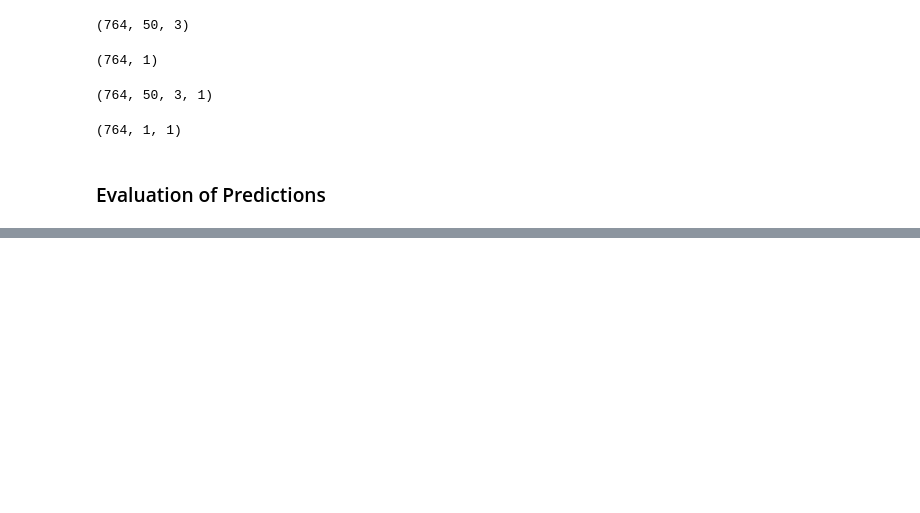
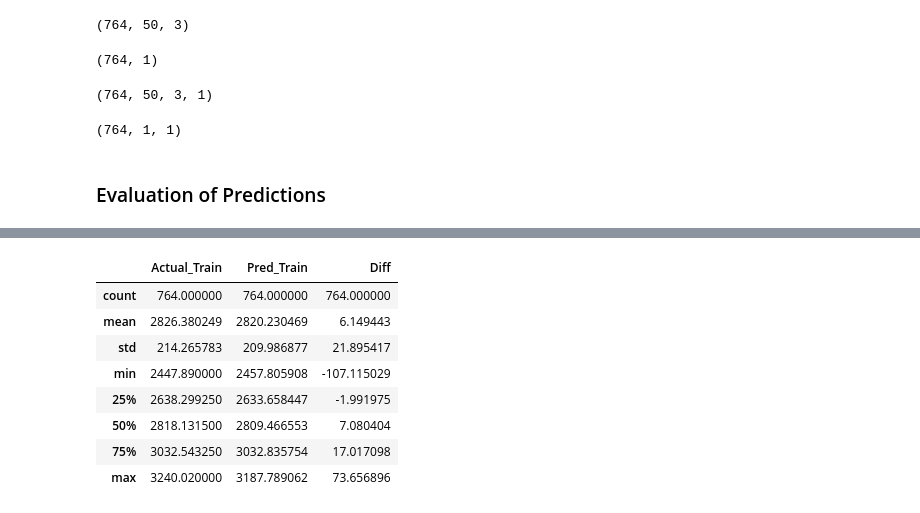
Before and after one commit to oimartin/SP_500_index_RNN, a Jupyter notebook: sp500_notebook.ipynb, the cells around one changed output, grey strips where cells are left out. Cells and saved outputs as stored; diff of their text form; code cells hidden in the pictures; blank space fills up the shorter version.

```diff
--- a/sp500_notebook.ipynb
+++ b/sp500_notebook.ipynb
@@ -303,9 +300,9 @@ X_test shape {x_test_sc.shape}
 y_test {len(y_test_sc)}
 ''')
 
-  return x_train_sc, y_train_sc, x_test_sc, y_test_sc
+  return x_train_sc, y_train_sc, x_test_sc, y_test_sc, minmax
 # %%
-X_train, y_train, X_test, y_test = select_transform(data, ['Open', 'High','Low'], 'Close')
+X_train, y_train, X_test, y_test, minmax = select_transform(data, ['Open', 'High','Low'], 'Close')
 # %% [output]
 Split at 1006
 X_train shape (1006, 3)
@@ -479,0 +451,15 @@ eval_classification(test_prob_cnn1, labels_test, X_test, 'cnn1', 'Test')
+# %%
+def compare_pred_actual(X, y, test_train):
+  pred = minmax.inverse_transform(rnn1.predict(X))
+  actual = minmax.inverse_transform(y)
+
+  pred_lst = [round(pred[row][0],3) for row in range(0,len(pred))]
+  actual_lst = [round(actual[row][0],3) for row in range(0,len(actual))]
+  diff = [(actual_lst[row] - pred_lst[row]) for row in range(0, len(pred))]
+
+  compare_train = pd.DataFrame(list(zip(actual_lst, pred_lst, diff)),
+                              columns=[f"Actual_{test_train}", f"Pred_{test_train}", 'Diff'])
+  return pred_lst, actual_lst, compare_train
+# %%
+pred_train, actual_train, compare_train = compare_pred_actual(X_train, y_train, 'Train')
+compare_train.head()
@@ -479,0 +473,12 @@ eval_classification(test_prob_cnn1, labels_test, X_test, 'cnn1', 'Test')
+# %%
+compare_train.describe()
+# %% [output]
+|  | Actual_Train | Pred_Train | Diff |
+| count | 764.000000 | 764.000000 | 764.000000 |
+| mean | 2826.380249 | 2820.230469 | 6.149443 |
+| std | 214.265783 | 209.986877 | 21.895417 |
+| min | 2447.890000 | 2457.805908 | -107.115029 |
+| 25% | 2638.299250 | 2633.658447 | -1.991975 |
+| 50% | 2818.131500 | 2809.466553 | 7.080404 |
+| 75% | 3032.543250 | 3032.835754 | 17.017098 |
+| max | 3240.020000 | 3187.789062 | 73.656896 |
```
Also changed, not shown: parts of 12 cells of this notebook.
